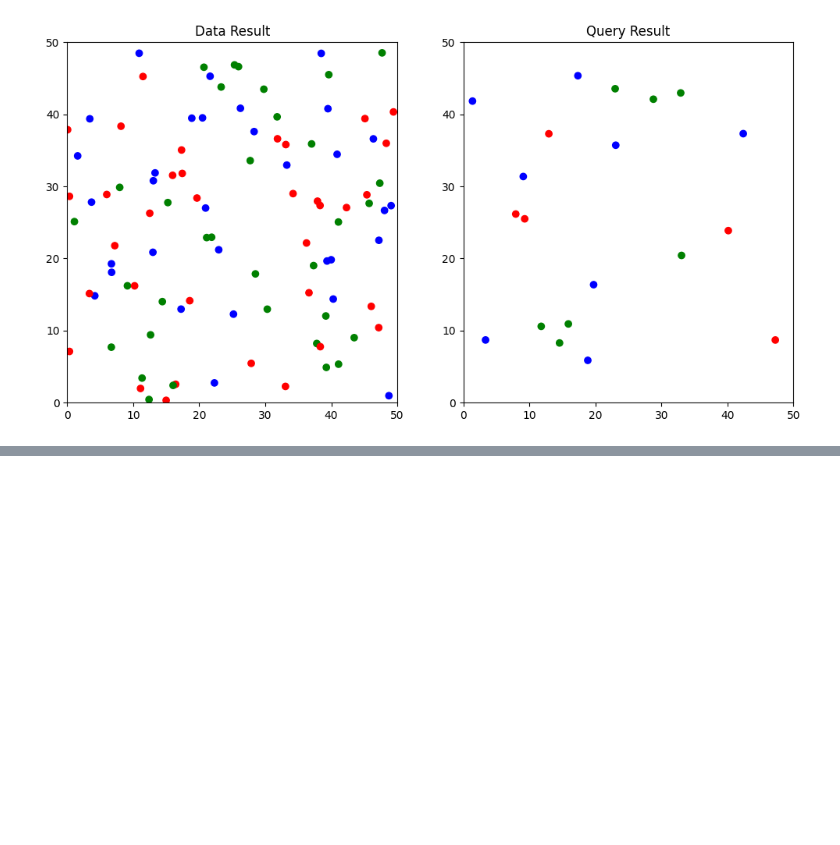
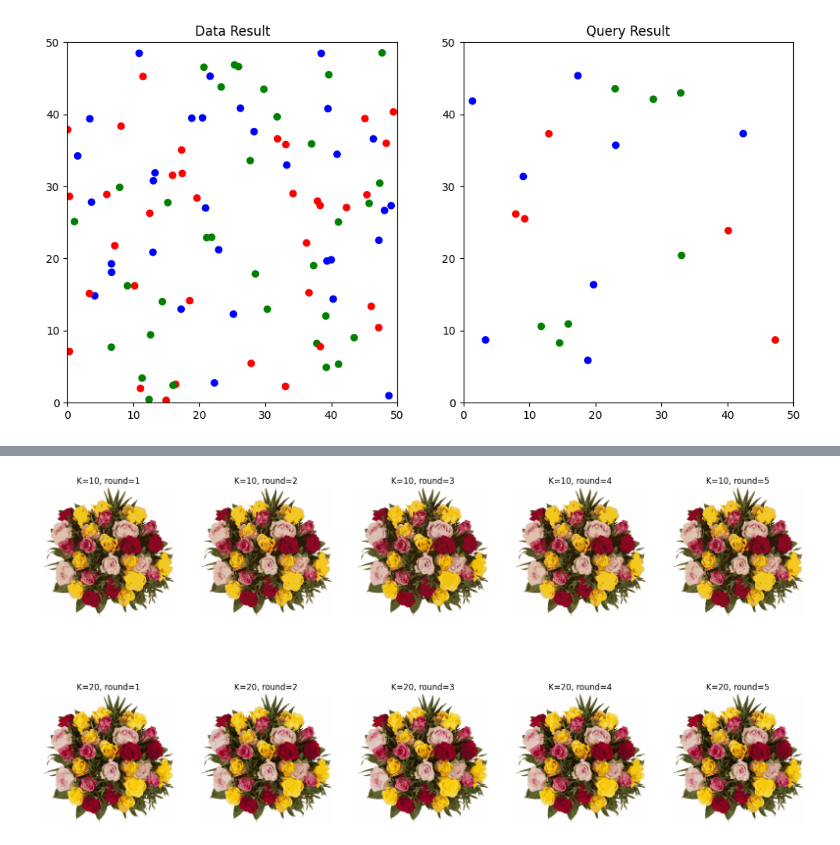
Before and after one commit to 118020020/815hws, a Jupyter notebook: hw2/solutions.ipynb, the cells around one changed output, grey strips where cells are left out. Cells and saved outputs as stored; diff of their text form; code cells hidden in the pictures; blank space fills up the shorter version.

```diff
--- a/hw2/solutions.ipynb
+++ b/hw2/solutions.ipynb
@@ -98,0 +212,11 @@ Text(0.5, 1.0, 'Query Result')
+# %%
+# show pictures of the compressed images with K=10 and K=20 in each round in 2*5 subplots
+fig, axs = plt.subplots(2, 5, figsize=(20, 10))
+for round in range(experiment_rounds):
+    for i, K in enumerate(K_list):
+        compressed_img = experiment_records[round][0][K]
+        axs[i, round].imshow(compressed_img)
+        axs[i, round].set_title(f'K={K}, round={round+1}')
+        axs[i, round].axis('off')
+# %% [output]
+[figure, added]
```
Also changed, not shown: parts of 30 cells of this notebook.
